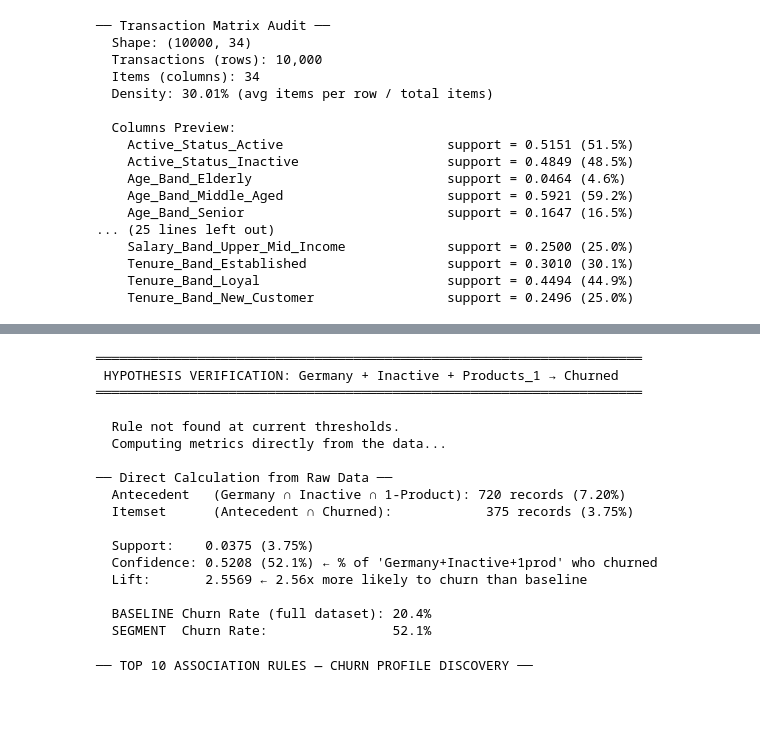
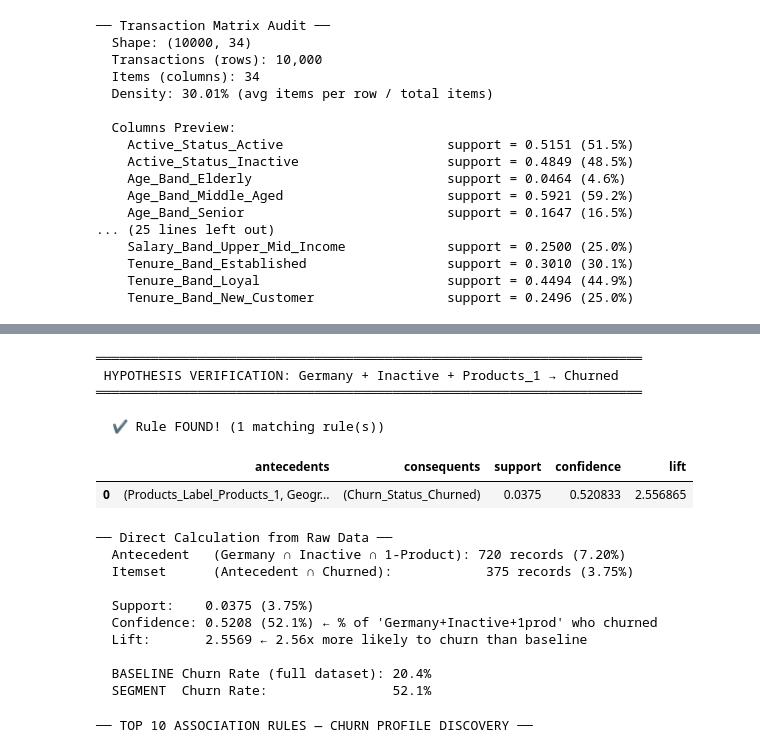
Before and after one commit to Kelompok4-PPTI20/data-mining, a Jupyter notebook: notebooks/notebook.ipynb, the cells around one changed output, grey strips where cells are left out. Saved outputs shown, nothing was run; the diff lists cells and outputs as text; code cells hidden in the pictures; blank space fills up the shorter version.

```diff
--- a/notebooks/notebook.ipynb
+++ b/notebooks/notebook.ipynb
@@ -1306,7 +1327,7 @@ print(" HYPOTHESIS VERIFICATION: Germany + Inactive + Products_1 → Churned")
 print("═" * 70)
 
 # Find rules containing all three antecedent items
-target_items = {'Geography_Germany', 'Active_Status_Inactive', 'Products_Label_1'}
+target_items = {'Geography_Germany', 'Active_Status_Inactive', 'Products_Label_Products_1'}
 target_churn = frozenset(['Churn_Status_Churned'])
 
 # Filter from the full rule set
@@ -1327,46 +1348,46 @@ else:
 # ── Direct Computation from Raw Data ─────────────────────────────────────────
 # Compute support, confidence, lift manually for verification
 mask_antecedent = (
     (df['Geography'] == 'Germany') &
     (df['IsActiveMember'] == 0) &
     (df['NumOfProducts'] == 1)
 )
 mask_full = mask_antecedent & (df['Exited'] == 1)
 
 support_ant  = mask_antecedent.mean()
 support_full = mask_full.mean()
 confidence   = support_full / support_ant if support_ant > 0 else 0
 support_con  = df['Exited'].mean()
 lift         = confidence / support_con
 
 print(f"── Direct Calculation from Raw Data ──")
 print(f"  Antecedent   (Germany ∩ Inactive ∩ 1-Product): "
       f"{mask_antecedent.sum()} records ({support_ant*100:.2f}%)")
 print(f"  Itemset      (Antecedent ∩ Churned):            "
       f"{mask_full.sum()} records ({support_full*100:.2f}%)")
 print(f"\n  Support:    {support_full:.4f} ({support_full*100:.2f}%)")
 print(f"  Confidence: {confidence:.4f} ({confidence*100:.1f}%) ← % of 'Germany+Inactive+1prod' who churned")
 print(f"  Lift:       {lift:.4f} ← {lift:.2f}x more likely to churn than baseline")
 print(f"\n  BASELINE Churn Rate (full dataset): {support_con*100:.1f}%")
 print(f"  SEGMENT  Churn Rate:                {confidence*100:.1f}%")
 # %% [output]
 ══════════════════════════════════════════════════════════════════════
  HYPOTHESIS VERIFICATION: Germany + Inactive + Products_1 → Churned
 ══════════════════════════════════════════════════════════════════════
 
-  Rule not found at current thresholds.
-  Computing metrics directly from the data...
-
-── Direct Calculation from Raw Data ──
-  Antecedent   (Germany ∩ Inactive ∩ 1-Product): 720 records (7.20%)
-  Itemset      (Antecedent ∩ Churned):            375 records (3.75%)
-
-  Support:    0.0375 (3.75%)
-  Confidence: 0.5208 (52.1%) ← % of 'Germany+Inactive+1prod' who churned
-  Lift:       2.5569 ← 2.56x more likely to churn than baseline
-
-  BASELINE Churn Rate (full dataset): 20.4%
-  SEGMENT  Churn Rate:                52.1%
+  ✔ Rule FOUND! (1 matching rule(s))
+|  | antecedents | consequents | support | confidence | lift |
+| 0 | (Products_Label_Products_1, Geogr... | (Churn_Status_Churned) | 0.0375 | 0.520833 | 2.556865 |
+── Direct Calculation from Raw Data ──
+  Antecedent   (Germany ∩ Inactive ∩ 1-Product): 720 records (7.20%)
+  Itemset      (Antecedent ∩ Churned):            375 records (3.75%)
+
+  Support:    0.0375 (3.75%)
+  Confidence: 0.5208 (52.1%) ← % of 'Germany+Inactive+1prod' who churned
+  Lift:       2.5569 ← 2.56x more likely to churn than baseline
+
+  BASELINE Churn Rate (full dataset): 20.4%
+  SEGMENT  Churn Rate:                52.1%
 # %%
 # ── Top 10 Rules — Formatted Deliverable ──────────────────────────────
 top_rules = churn_rules.nlargest(10, 'lift')[
```
Also changed, not shown: parts of 15 cells of this notebook, 3 other files.
